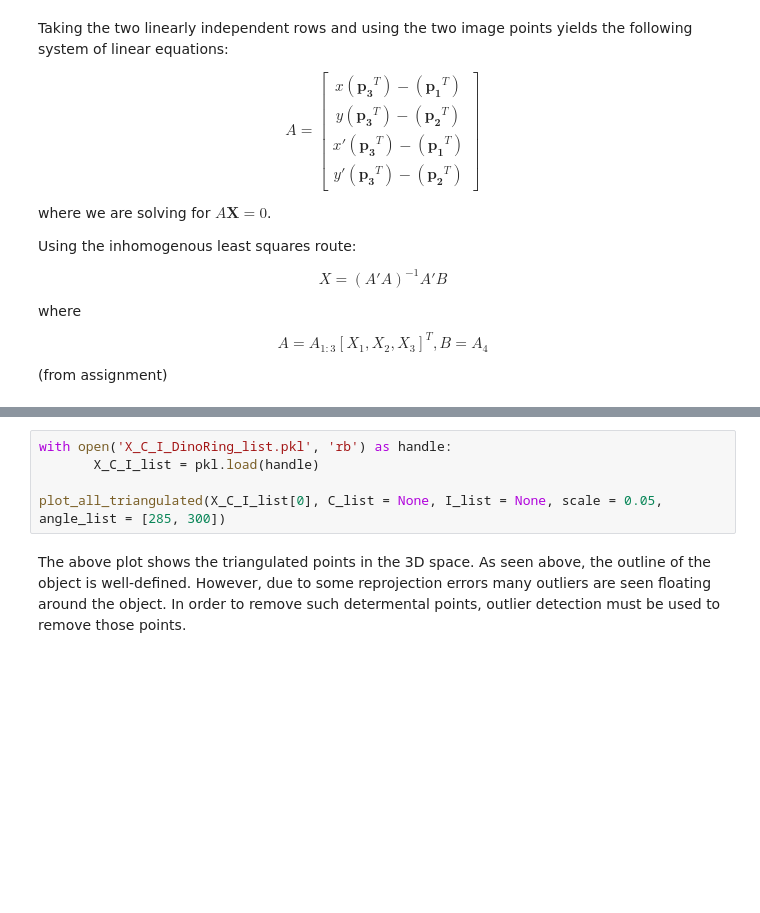
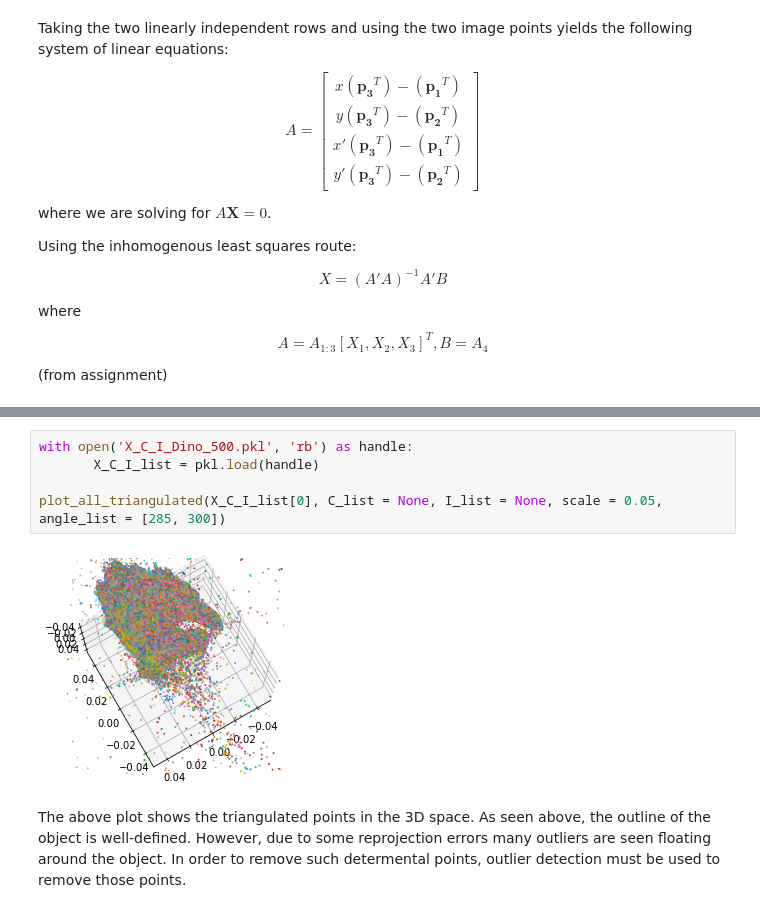
Before and after one commit to mingyuwoo98/volumetric-surface-reconstruction, a Jupyter notebook: Report.ipynb, the cells around one changed output, grey strips where cells are left out. Drawn from its saved outputs; the diff is of its cells as text; blank space fills up the shorter version.

```diff
--- a/Report.ipynb
+++ b/Report.ipynb
@@ -329,8 +338,10 @@ sequential_triangulation(camera_matrix = DI.params, image_list = DI.image_list,
 # %%
-with open('X_C_I_DinoRing_list.pkl', 'rb') as handle:
+with open('X_C_I_Dino_500.pkl', 'rb') as handle:
        X_C_I_list = pkl.load(handle)
 
 plot_all_triangulated(X_C_I_list[0], C_list = None, I_list = None, scale = 0.05, angle_list = [285, 300])
+# %% [output]
+[figure, added]
 # %% [markdown]
 The above plot shows the triangulated points in the 3D space. As seen above, the outline of the object is well-defined. However, due to some reprojection errors many outliers are seen floating around the object. In order to remove such determental points, outlier detection must be used to remove those points.
 # %% [markdown]
```
Also changed, not shown: parts of 9 cells of this notebook, 2 other files.
